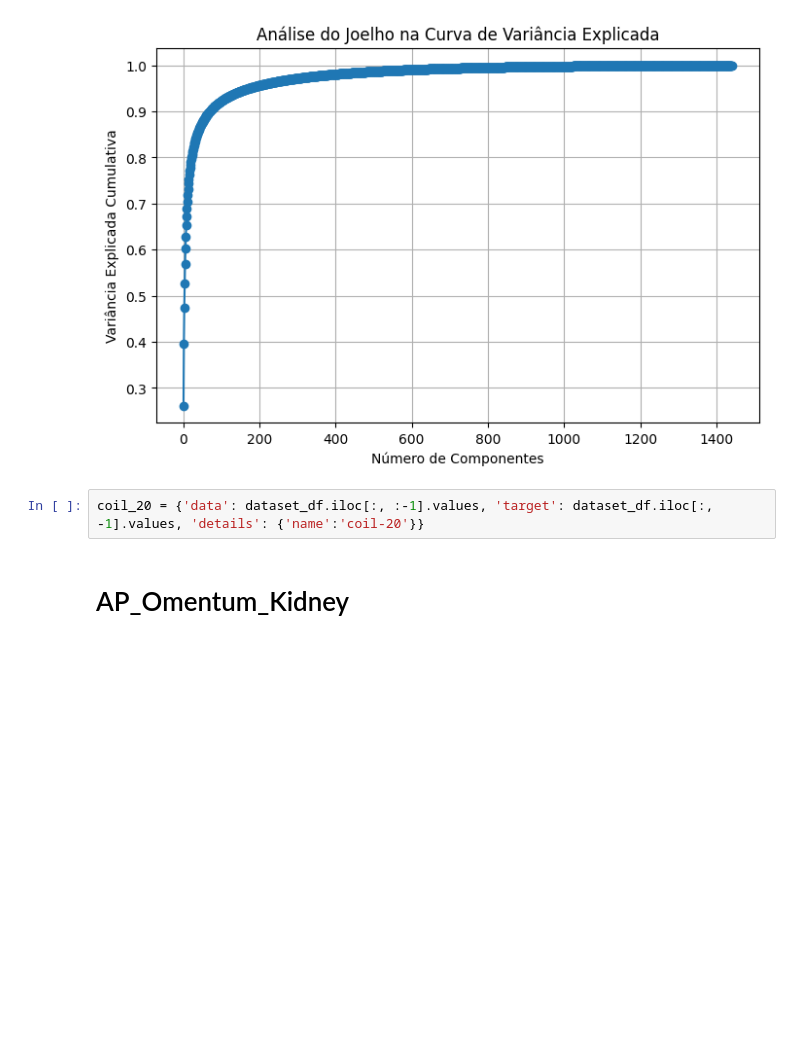
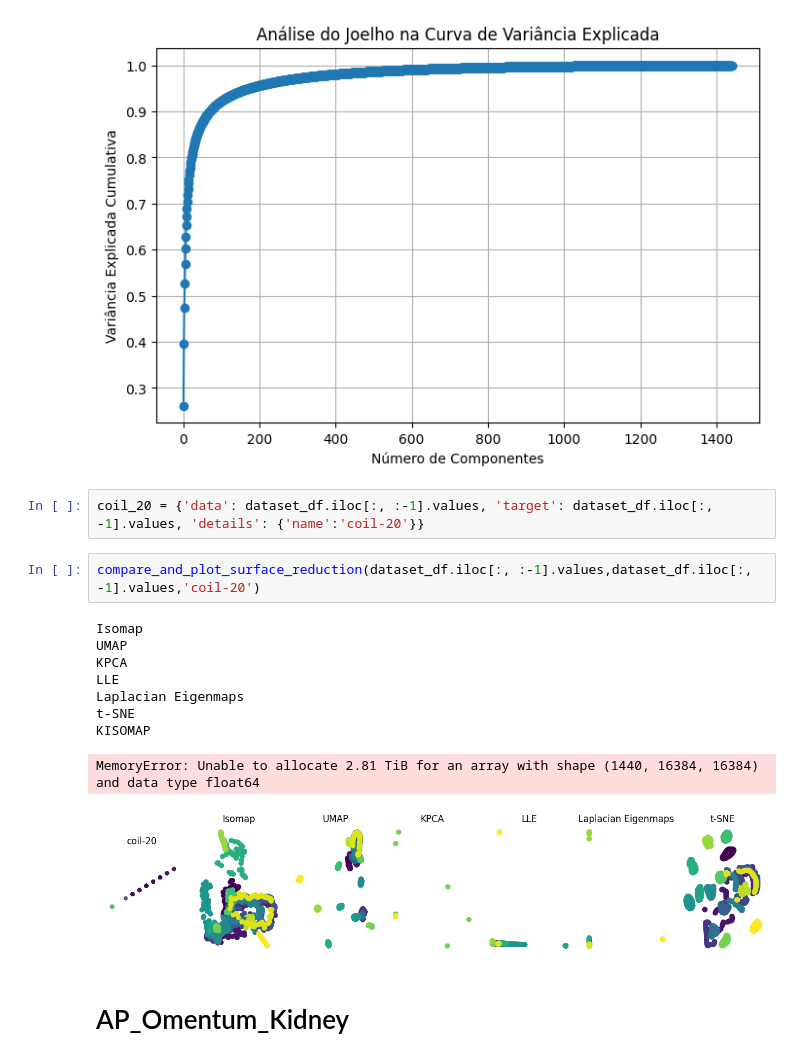
Before and after one commit to gustavochavari/curvature-based-isomap, a Jupyter notebook: experiments/other_datasets.ipynb, the cells around one changed output. Drawn from its saved outputs; the diff is of its cells as text; blank space fills up the shorter version.

```diff
--- a/experiments/other_datasets.ipynb
+++ b/experiments/other_datasets.ipynb
@@ -353,6 +354,18 @@ plt.show()
 [figure]
 # %%
 coil_20 = {'data': dataset_df.iloc[:, :-1].values, 'target': dataset_df.iloc[:, -1].values, 'details': {'name':'coil-20'}}
+# %%
+compare_and_plot_surface_reduction(dataset_df.iloc[:, :-1].values,dataset_df.iloc[:, -1].values,'coil-20')
+# %% [output]
+Isomap
+UMAP
+KPCA
+LLE
+Laplacian Eigenmaps
+t-SNE
+KISOMAP
+MemoryError: Unable to allocate 2.81 TiB for an array with shape (1440, 16384, 16384) and data type float64
+[figure, added]
 # %% [markdown]
 # AP_Omentum_Kidney
 # %%
```
Also changed, not shown: parts of 6 cells of this notebook, 5 other files.
